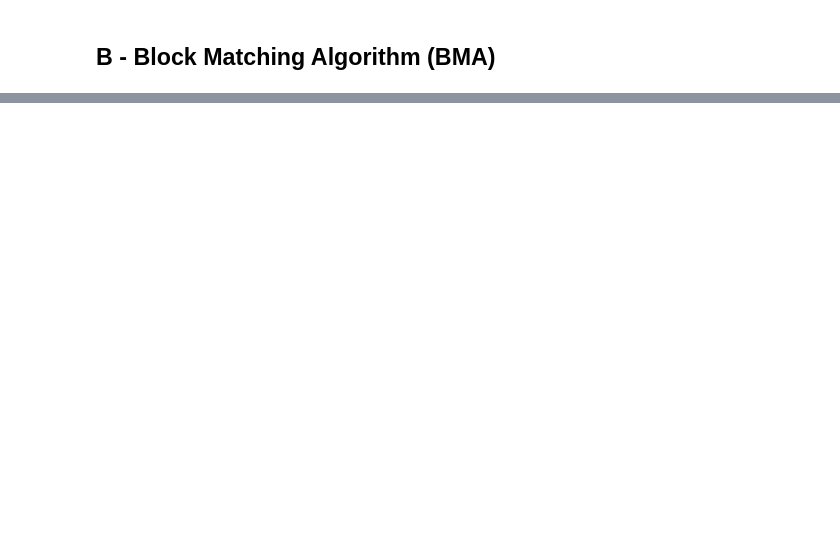
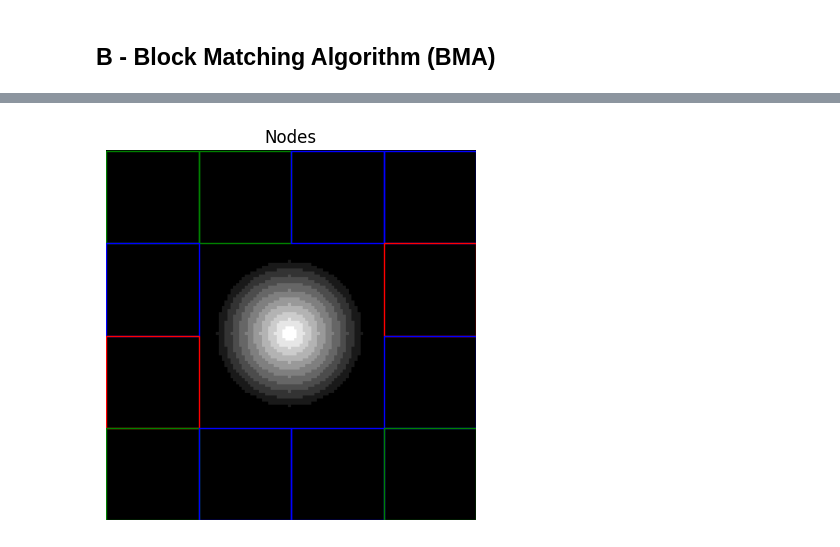
Before and after one commit to sinansoulier/VideoProcessing, a Jupyter notebook: TP1/motion_estimation.ipynb, the cells around one changed output, grey strips where cells are left out. Cells and saved outputs as stored; diff of their text form; code cells hidden in the pictures; blank space fills up the shorter version.

```diff
--- a/TP1/motion_estimation.ipynb
+++ b/TP1/motion_estimation.ipynb
@@ -227,0 +391,8 @@ BMA_display(frame1, frame2, block_size=16, window_size=32)
+# %%
+d_new = initialize_new_blocks((blocks.shape))
+for i in range(blocks.shape[0]):
+    d_new[i] = get_displaced_block(pic1, pic2, blocks[i], d_new[i], LEARNING_RATE)
+new_blocks = blocks + d_new
+display_nodes(pic2, new_blocks)
+# %% [output]
+[figure, added]
```
Also changed, not shown: parts of 15 cells of this notebook.
